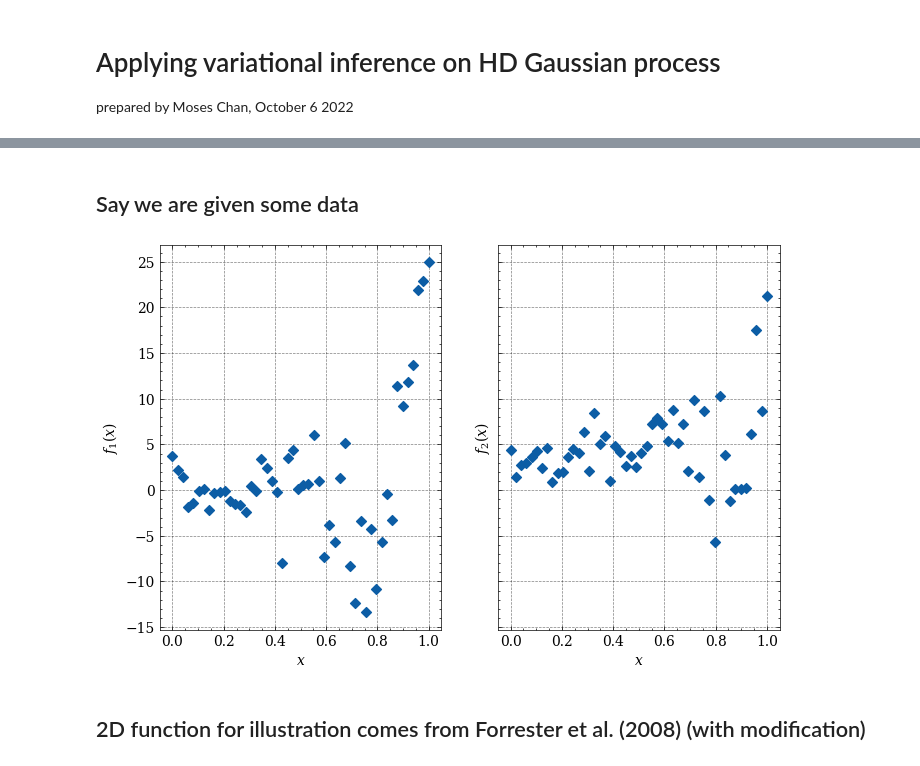
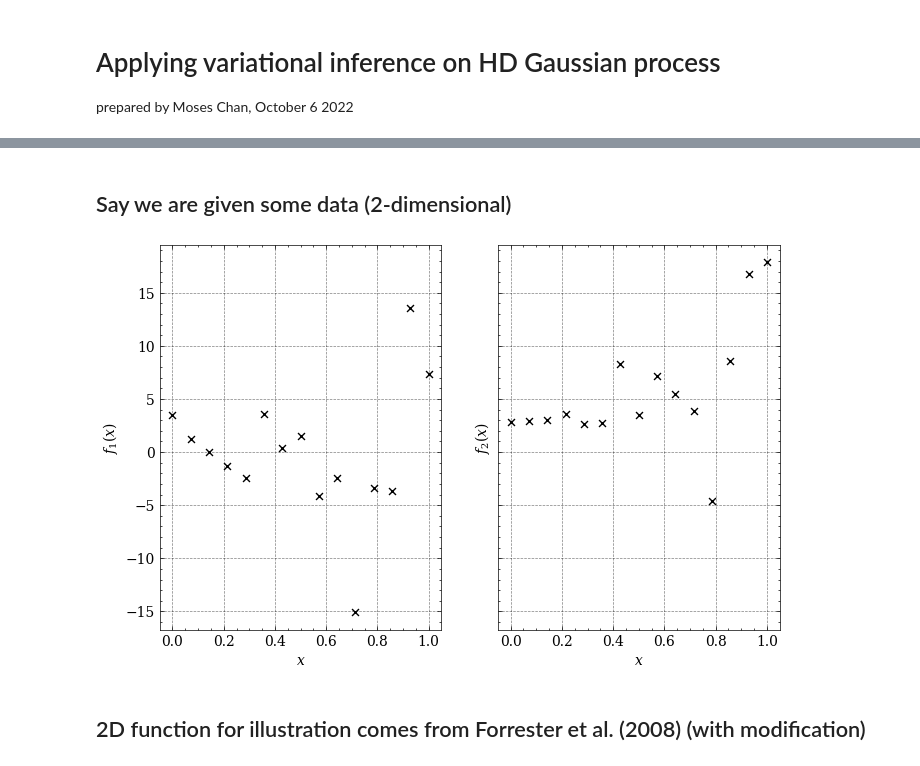
Before and after one commit to mosesyhc/LCGP, a Jupyter notebook: code/gpVIIP/VIGP.ipynb, the cells around one changed output, grey strips where cells are left out. Drawn from its saved outputs; the diff is of its cells as text; code cells hidden in the pictures.

```diff
--- a/code/gpVIIP/VIGP.ipynb
+++ b/code/gpVIIP/VIGP.ipynb
@@ -19,2 +19,2 @@ making sure I know where I am.. C:\Users\moses\Desktop\git\binary-hd-emulator\co
 # %% [markdown]
-## Say we are given some data
+## Say we are given some data (2-dimensional)
@@ -21,26 +24,25 @@ making sure I know where I am.. C:\Users\moses\Desktop\git\binary-hd-emulator\co
 # %%
-n = 50
+n = 15
 # x = np.random.uniform(0, 1, n)
 x = np.linspace(0, 1, n)
 
-np.random.seed(20)
-torch.manual_seed(20)
+# np.random.seed(1)
+# torch.manual_seed(1)
 
-noise = 3
 f = forrester2008(x, noisy=True, noiseconst=noise)
 
 x = torch.tensor(x).unsqueeze(1)
 f = torch.tensor(f)
 
 fig, ax = plt.subplots(1, 2, figsize=(8, 5), sharey=True)
 for j in [0, 1]:
 #     ax[j].plot(x0, f0[j], lw=2, alpha=0.2, color='gray')
-    ax[j].scatter(x, f[j], marker='D', s=25, label=noise)
+    ax[j].scatter(x, f[j], marker='x', color='k', s=25, label=noise)
     ax[j].set_ylabel('$f_{:d}(x)$'.format(j+1))
     ax[j].set_xlabel('$x$')
 # plt.legend(title='noise multiplier')
 # %% [output]
-[figure, old version]
+[figure, new version]
 # %% [markdown]
 ## 2D function for illustration comes from Forrester et al. (2008) (with modification)
 # %%
```
Also changed, not shown: parts of 21 cells of this notebook, 1 other file.
